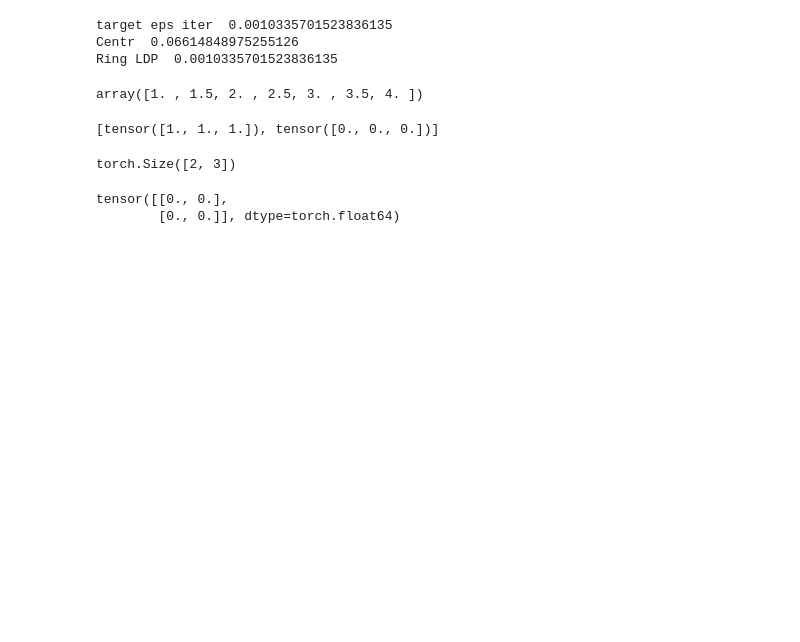
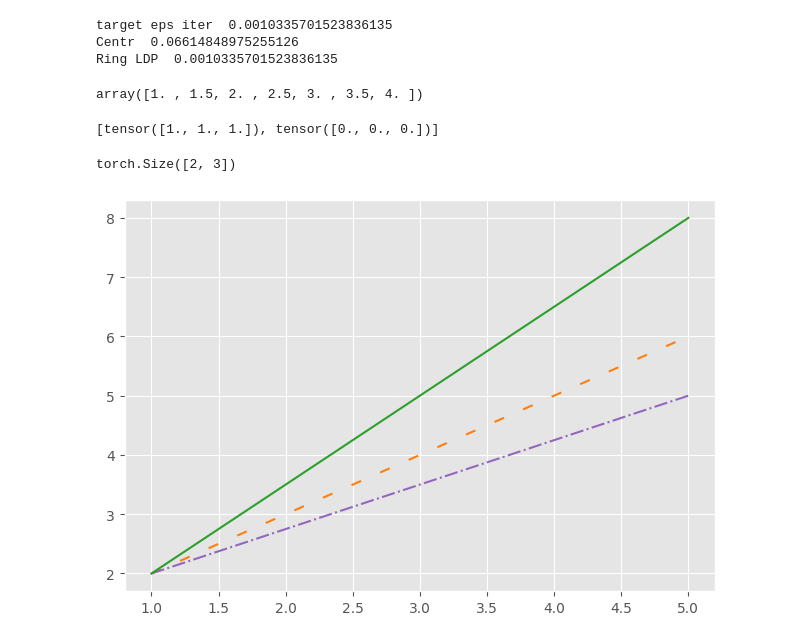
Before and after one commit to elfirdoussilab1/DECOR, a Jupyter notebook: test.ipynb, the cells around one changed output. Cells and saved outputs as stored; diff of their text form; code cells hidden in the pictures; blank space fills up the shorter version.

```diff
--- a/test.ipynb
+++ b/test.ipynb
@@ -145,10 +145,17 @@ t = torch.stack(l)
 t.shape
 # %% [output]
 torch.Size([2, 3])
-# %%
-import torch
-t = torch.zeros((2, 2), dtype = float)
-t
-# %% [output]
-tensor([[0., 0.],
-        [0., 0.]], dtype=torch.float64)
+# %%
+import matplotlib.pyplot as plt
+import numpy as np
+
+plt.style.use('ggplot')
+fig, ax = plt.subplots()
+fig.set_size_inches(3 * 2.54, 2 * 2.54)
+ax.plot(np.arange(1, 6), np.arange(2, 7), color = 'tab:orange', linestyle= (0, (5, 10)))
+ax.plot(np.arange(1, 6), np.linspace(2, 5, 5), color = 'tab:purple', linestyle= '-.')
+ax.plot(np.arange(1, 6), np.linspace(2, 8, 5), color = 'tab:green', linestyle= 'solid')
+
+ax.grid(True)
+# %% [output]
+[figure, added]
```
Also changed, not shown: parts of 1 cell of this notebook, 40 other files.
